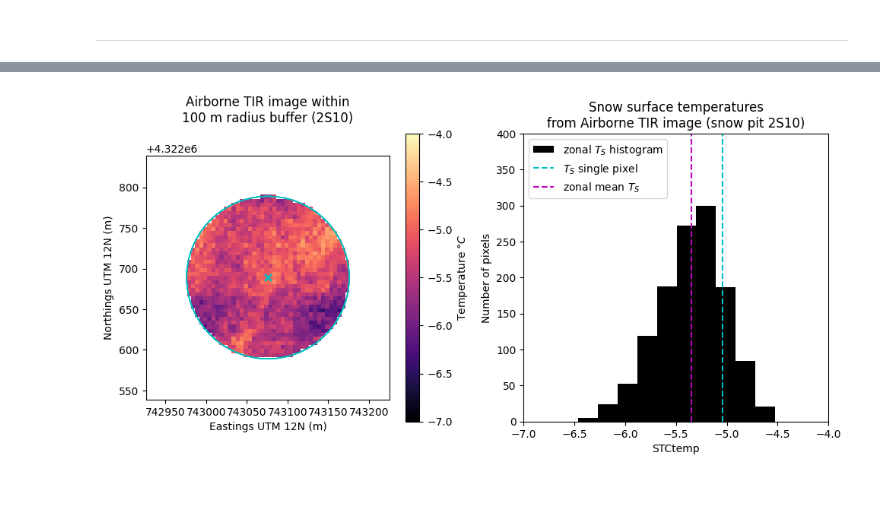
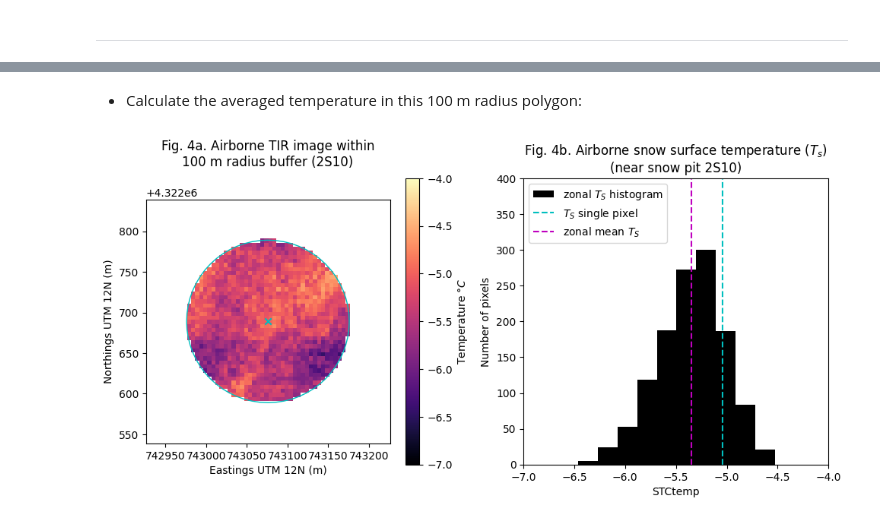
Before and after one commit to WinnieChu-PolarGeo/remote-sensing-lab, a Jupyter notebook: rs-lab-instructions.ipynb, the cells around one changed output, grey strips where cells are left out. Saved outputs shown, nothing was run; the diff lists cells and outputs as text; code cells hidden in the pictures; blank space fills up the shorter version.

```diff
--- a/rs-lab-instructions.ipynb
+++ b/rs-lab-instructions.ipynb
@@ -175,0 +228,11 @@ for ax in axs:
+# %%
+# Load the lab exercise data:
+airborne_ir = rioxarray.open_rasterio(
+    "thermal-ir/SNOWEX2020_IR_PLANE_2020Feb08_mosaicked_2020-02-08T181915.tif"
+)
+
+# Reproject airborne IR data
+airborne_ir = reproject_geospatial(airborne_ir)
+
+# Create timestamp for airborne IR data
+airborne_ir_timestamp = pd.Timestamp(2020, 2, 8, 18, 19, 15) - pd.Timedelta(hours=7)
@@ -550,0 +451,4 @@ dtype: geometry
+# %%
+site_id, data_id = "2S10", "130"
+siteData_df = get_site_data(site_id, data_id)
+display(HTML(siteData_df.head().to_html()))
@@ -614,61 +494,63 @@ Coordinates:
+# %% [markdown]
+- Calculate the averaged temperature in this 100 m radius polygon:
 # %%
+# Clip again using our new geometry
+airborne_ir_area_temperature = airborne_ir.rio.clip(siteData_df_buffer.geometry)
+
+# Plotting the results for comparison:
 fig, ax = plt.subplots(nrows=1, ncols=2, figsize=(10, 5), tight_layout=True)
 
-# plot the portion of the airborne TIR image we selected within the buffer area geometry
+# Plot the airborne IR clipped data:
 airborne_ir_area_temperature.plot(
     cmap="magma",
     vmin=-7,
     vmax=-4,
     ax=ax[0],
-    cbar_kwargs={"label": "Temperature $\degree C$"},
+    cbar_kwargs={"label": r"Temperature $\degree C$"},
 )
-ax[0].set_title("Airborne TIR image within\n100 m radius buffer (2S10)\n")
+ax[0].set_title("Fig. 4a. Airborne TIR image within\n100 m radius buffer (2S10)\n")
 ax[0].set_aspect("equal")
 ax[0].set_xlabel("Eastings UTM 12N (m)")
 ax[0].set_ylabel("Northings UTM 12N (m)")
-ax[0].set_xlim(
-    (xmin - 150, xmax + 150)
-)  # x axis limits to +/- 150 m from our point's "total bounds"
-ax[0].set_ylim(
-    (ymin - 150, ymax + 150)
-)  # y axis limits to +/- 150 m from our point's "total bounds"
+xmin, ymin, xmax, ymax = siteData_df.geometry.total_bounds
+ax[0].set_xlim((xmin - 150, xmax + 150))
+ax[0].set_ylim((ymin - 150, ymax + 150))
 
-# plot the location of the snow pit of interest to the plot
+# Plot the ground-based radiometer location:
 siteData_df.plot(ax=ax[0], color="c", marker="x")
-
-# plot the area of the buffer we made around the snow pit
 siteData_df_buffer.plot(ax=ax[0], edgecolor="c", facecolor="none")
 
-# plot a histogram of image temperature data within the buffer area geometry
+# Display the airborne IR temperarure as a histogram:
 airborne_ir_area_temperature.plot.hist(
     ax=ax[1],
     color="k",
-    zorder=1,  # use zorder to make sure this plots below the point
+    zorder=1,
     label="zonal $T_S$ histogram",
 )
 
 # plot a vertical line for the single-pixel temperature we think is right at the snow pit
 ax[1].axvline(
     airborne_ir_point_temperature,
     color="c",
     linestyle="--",  # set color and style
     zorder=2,  # use zorder to make sure this plots on top of the histogram
     label="$T_S$ single pixel",
 )
 
 # plot a vertical line for the mean temperature within the buffer area geometry
 ax[1].axvline(
     airborne_ir_area_temperature.mean(),
     color="m",
     linestyle="--",  # set color and style
     zorder=2,  # use zorder to make sure this plots on top of the histogram
     label="zonal mean $T_S$",
 )
-
 ax[1].legend(loc="upper left")  # add a legend
 ax[1].set_xlim((-7, -4))  # set xlim to same values as colorbar in image plot
 ax[1].set_ylim((0, 400))  # set ylim
-ax[1].set_title("Snow surface temperatures\nfrom Airborne TIR image (snow pit 2S10)")
+ax[1].set_title(
+    "Fig. 4b. Airborne snow surface temperature ($T_{s}$)\n(near snow pit 2S10)"
+)
 ax[1].set_ylabel("Number of pixels");
 # %% [output]
-[figure, old version]
+[figure, new version]
```
Also changed, not shown: parts of 76 cells of this notebook.
